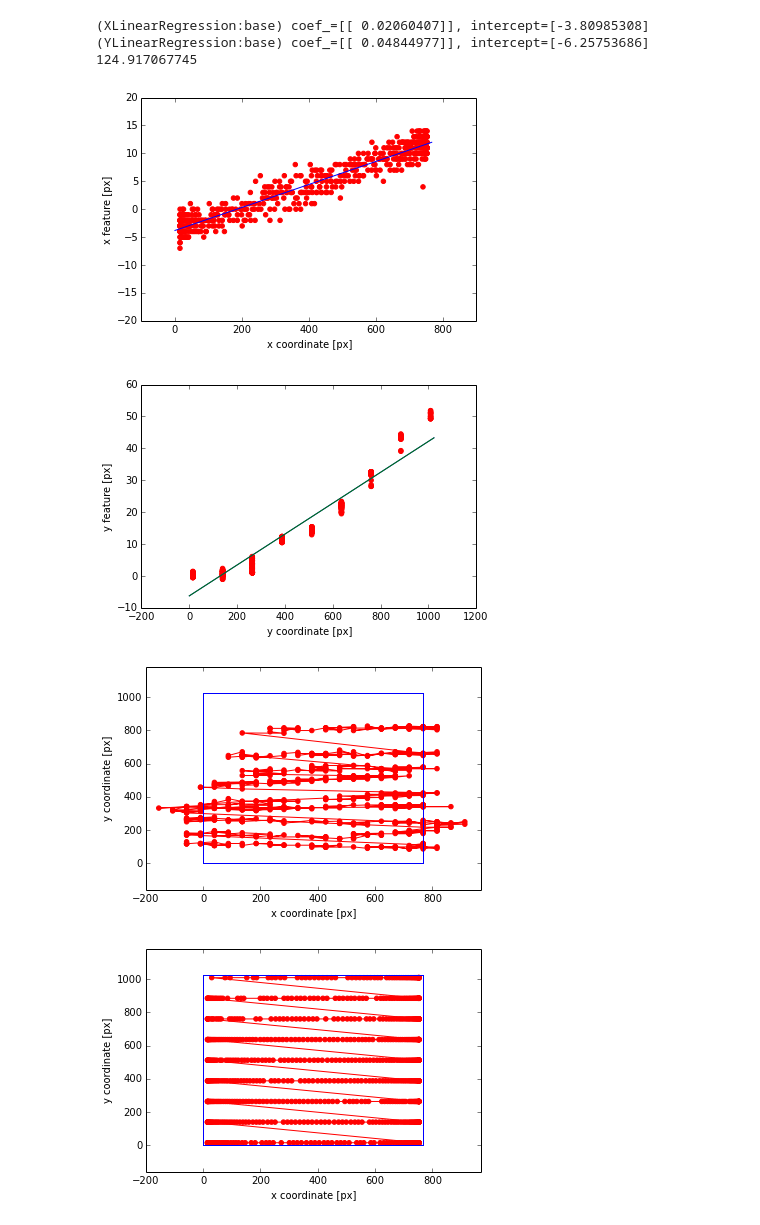
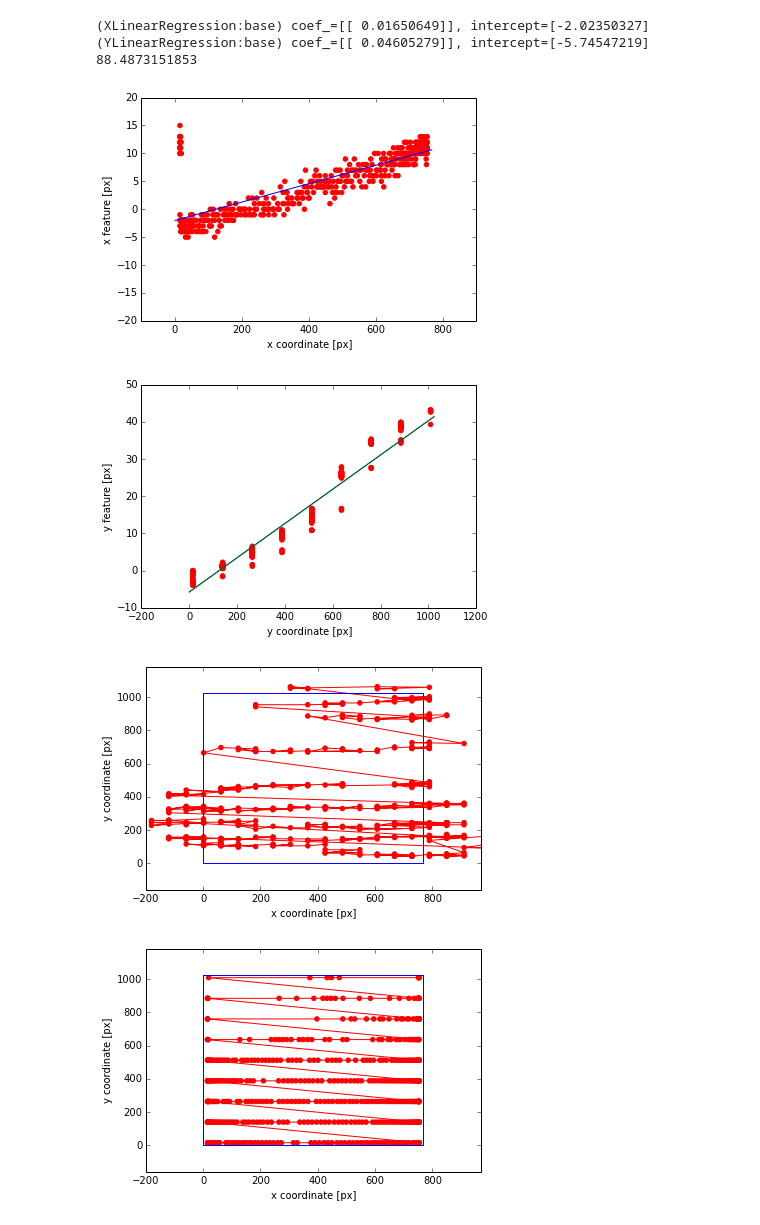
Before and after one commit to Mrk1869/EyeTracker_Regression, a Jupyter notebook: experiment.ipynb, the cells around one changed output. Drawn from its saved outputs; the diff is of its cells as text; code cells hidden in the pictures.

```diff
--- a/experiment.ipynb
+++ b/experiment.ipynb
@@ -192,22 +193,22 @@ def accurecy(regr, coordinate_data, gaze_data):
 # %%
 # data roading
 
 data_directory_path = 'data/experiment_Ishimaru2/'
-train_gaze_data = read_csv(data_directory_path+'timestamp1.csv', names=['time','x','y'], skiprows=1)
-train_coordinate_data = read_csv(data_directory_path+'coordinate1.csv', names=['time','left_iris_x','left_iris_y','left_eyehead_x','left_eyehead_y','left_eyebottom_x','left_eyebottom_y','right_iris_x','right_iris_y','right_eyehead_x','right_eyehead_y','right_eyebottom_x','right_eyebottom_y'], skiprows=1)
+train_gaze_data = read_csv(data_directory_path+'timestamp2.csv', names=['time','x','y'], skiprows=1)
+train_coordinate_data = read_csv(data_directory_path+'coordinate3.csv', names=['time','left_iris_x','left_iris_y','left_eyehead_x','left_eyehead_y','left_eyebottom_x','left_eyebottom_y','right_iris_x','right_iris_y','right_eyehead_x','right_eyehead_y','right_eyebottom_x','right_eyebottom_y'], skiprows=1)
 test_gaze_data = read_csv(data_directory_path+'timestamp2.csv', names=['time','x','y'], skiprows=1)
-test_coordinate_data = read_csv(data_directory_path+'coordinate2.csv', names=['time','left_iris_x','left_iris_y','left_eyehead_x','left_eyehead_y','left_eyebottom_x','left_eyebottom_y','right_iris_x','right_iris_y','right_eyehead_x','right_eyehead_y','right_eyebottom_x','right_eyebottom_y'], skiprows=1)
+test_coordinate_data = read_csv(data_directory_path+'coordinate3.csv', names=['time','left_iris_x','left_iris_y','left_eyehead_x','left_eyehead_y','left_eyebottom_x','left_eyebottom_y','right_iris_x','right_iris_y','right_eyehead_x','right_eyehead_y','right_eyebottom_x','right_eyebottom_y'], skiprows=1)
 
 # train
 regr = regressionByCoordinateAndGazeData(train_coordinate_data, train_gaze_data)
 
 # test
 accurecy(regr, test_coordinate_data, test_gaze_data)
 # %% [output]
-(XLinearRegression:base) coef_=[[ 0.02060407]], intercept=[-3.80985308]
-(YLinearRegression:base) coef_=[[ 0.04844977]], intercept=[-6.25753686]
-124.917067745
+(XLinearRegression:base) coef_=[[ 0.01650649]], intercept=[-2.02350327]
+(YLinearRegression:base) coef_=[[ 0.04605279]], intercept=[-5.74547219]
+88.4873151853
-[figure, old version]
+[figure, new version]
-[figure, old version]
+[figure, new version]
-[figure, old version]
+[figure, new version]
-[figure, old version]
+[figure, new version]
```
Also changed, not shown: parts of 1 cell of this notebook, 38 other files.
